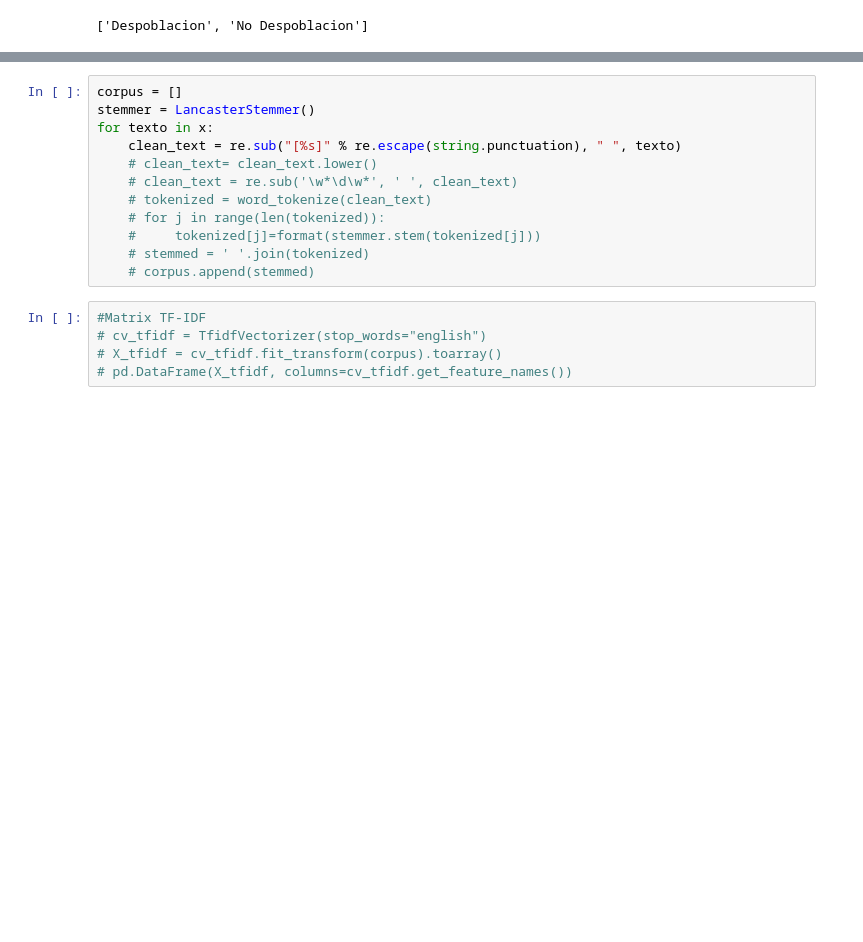
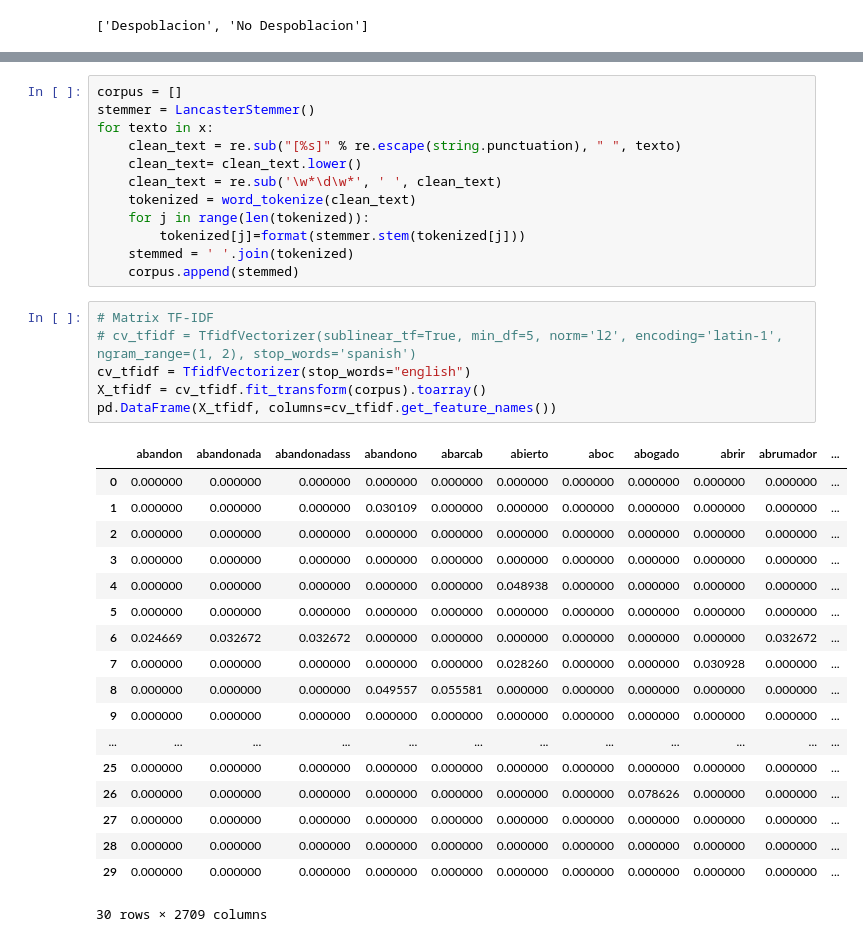
Before and after one commit to Juanal07/Mineria-noticias, a Jupyter notebook: src/mineria.ipynb, the cells around one changed output, grey strips where cells are left out. Saved outputs shown, nothing was run; the diff lists cells and outputs as text; blank space fills up the shorter version.

```diff
--- a/src/mineria.ipynb
+++ b/src/mineria.ipynb
@@ -79,15 +70,35 @@ corpus = []
 stemmer = LancasterStemmer()
 for texto in x:
     clean_text = re.sub("[%s]" % re.escape(string.punctuation), " ", texto)
-    # clean_text= clean_text.lower()
-    # clean_text = re.sub('\w*\d\w*', ' ', clean_text)
-    # tokenized = word_tokenize(clean_text)
-    # for j in range(len(tokenized)):
-    #     tokenized[j]=format(stemmer.stem(tokenized[j]))
-    # stemmed = ' '.join(tokenized)
-    # corpus.append(stemmed)
+    clean_text= clean_text.lower()
+    clean_text = re.sub('\w*\d\w*', ' ', clean_text)
+    tokenized = word_tokenize(clean_text)
+    for j in range(len(tokenized)):
+        tokenized[j]=format(stemmer.stem(tokenized[j]))
+    stemmed = ' '.join(tokenized)
+    corpus.append(stemmed)
 # %%
-#Matrix TF-IDF
-# cv_tfidf = TfidfVectorizer(stop_words="english")
-# X_tfidf = cv_tfidf.fit_transform(corpus).toarray()
-# pd.DataFrame(X_tfidf, columns=cv_tfidf.get_feature_names())
+# Matrix TF-IDF
+# cv_tfidf = TfidfVectorizer(sublinear_tf=True, min_df=5, norm='l2', encoding='latin-1', ngram_range=(1, 2), stop_words='spanish')
+cv_tfidf = TfidfVectorizer(stop_words="english")
+X_tfidf = cv_tfidf.fit_transform(corpus).toarray()
+pd.DataFrame(X_tfidf, columns=cv_tfidf.get_feature_names())
+# %% [output]
+|  | abandon | abandonada | abandonadass | abandono | abarcab | abierto | aboc | abogado | abrir | abrumador | ... |
+| 0 | 0.000000 | 0.000000 | 0.000000 | 0.000000 | 0.000000 | 0.000000 | 0.000000 | 0.000000 | 0.000000 | 0.000000 | ... |
+| 1 | 0.000000 | 0.000000 | 0.000000 | 0.030109 | 0.000000 | 0.000000 | 0.000000 | 0.000000 | 0.000000 | 0.000000 | ... |
+| 2 | 0.000000 | 0.000000 | 0.000000 | 0.000000 | 0.000000 | 0.000000 | 0.000000 | 0.000000 | 0.000000 | 0.000000 | ... |
+| 3 | 0.000000 | 0.000000 | 0.000000 | 0.000000 | 0.000000 | 0.000000 | 0.000000 | 0.000000 | 0.000000 | 0.000000 | ... |
+| 4 | 0.000000 | 0.000000 | 0.000000 | 0.000000 | 0.000000 | 0.048938 | 0.000000 | 0.000000 | 0.000000 | 0.000000 | ... |
+| 5 | 0.000000 | 0.000000 | 0.000000 | 0.000000 | 0.000000 | 0.000000 | 0.000000 | 0.000000 | 0.000000 | 0.000000 | ... |
+| 6 | 0.024669 | 0.032672 | 0.032672 | 0.000000 | 0.000000 | 0.000000 | 0.000000 | 0.000000 | 0.000000 | 0.032672 | ... |
+| 7 | 0.000000 | 0.000000 | 0.000000 | 0.000000 | 0.000000 | 0.028260 | 0.000000 | 0.000000 | 0.030928 | 0.000000 | ... |
+| 8 | 0.000000 | 0.000000 | 0.000000 | 0.049557 | 0.055581 | 0.000000 | 0.000000 | 0.000000 | 0.000000 | 0.000000 | ... |
+| 9 | 0.000000 | 0.000000 | 0.000000 | 0.000000 | 0.000000 | 0.000000 | 0.000000 | 0.000000 | 0.000000 | 0.000000 | ... |
+| ... | ... | ... | ... | ... | ... | ... | ... | ... | ... | ... | ... |
+| 25 | 0.000000 | 0.000000 | 0.000000 | 0.000000 | 0.000000 | 0.000000 | 0.000000 | 0.000000 | 0.000000 | 0.000000 | ... |
+| 26 | 0.000000 | 0.000000 | 0.000000 | 0.000000 | 0.000000 | 0.000000 | 0.000000 | 0.078626 | 0.000000 | 0.000000 | ... |
+| 27 | 0.000000 | 0.000000 | 0.000000 | 0.000000 | 0.000000 | 0.000000 | 0.000000 | 0.000000 | 0.000000 | 0.000000 | ... |
+| 28 | 0.000000 | 0.000000 | 0.000000 | 0.000000 | 0.000000 | 0.000000 | 0.000000 | 0.000000 | 0.000000 | 0.000000 | ... |
+| 29 | 0.000000 | 0.000000 | 0.000000 | 0.000000 | 0.000000 | 0.000000 | 0.000000 | 0.000000 | 0.000000 | 0.000000 | ... |
+30 rows × 2709 columns
```
Also changed, not shown: parts of 7 cells of this notebook.
